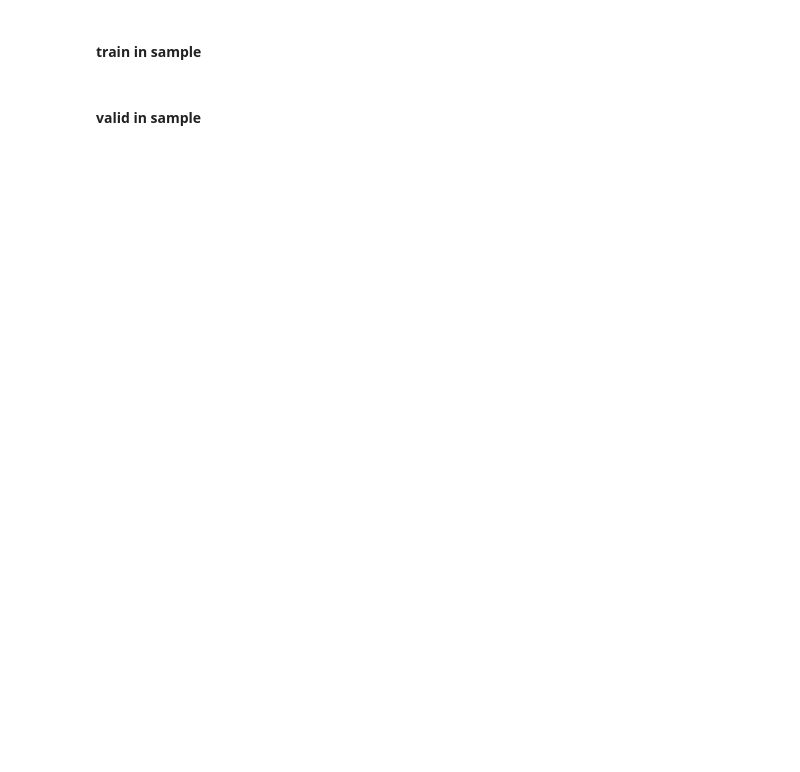
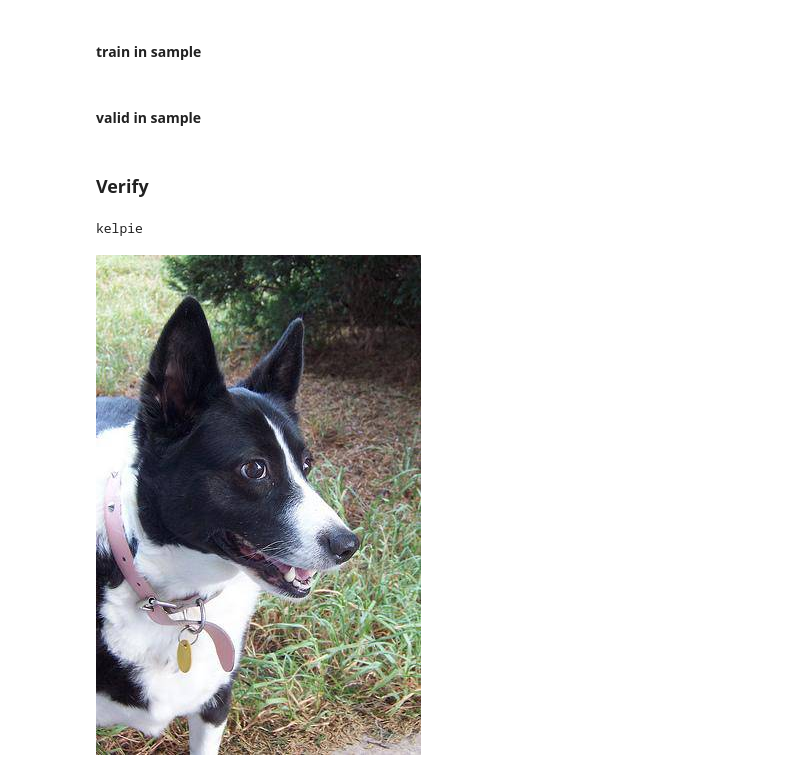
Before and after one commit to yang-zhang/dog-breed-identification, a Jupyter notebook: prework.ipynb, the cells around one changed output. Drawn from its saved outputs; the diff is of its cells as text; code cells hidden in the pictures; blank space fills up the shorter version.

```diff
--- a/prework.ipynb
+++ b/prework.ipynb
@@ -177,3 +200,14 @@ for row in labels.iterrows():
     # pic is in train folder
     except OSError:
         pass
+# %% [markdown]
+### Verify
+# %%
+breed = np.random.choice(list(breeds))
+imgs = os.listdir(dir_data+'/preprocessed/valid/'+breed)
+img = np.random.choice(imgs)
+print(breed)
+Image(dir_data+'/preprocessed/valid/%s/%s' % (breed, img))
+# %% [output]
+kelpie
+[figure, added]
```
Also changed, not shown: parts of 8 cells of this notebook, 1 other file.
